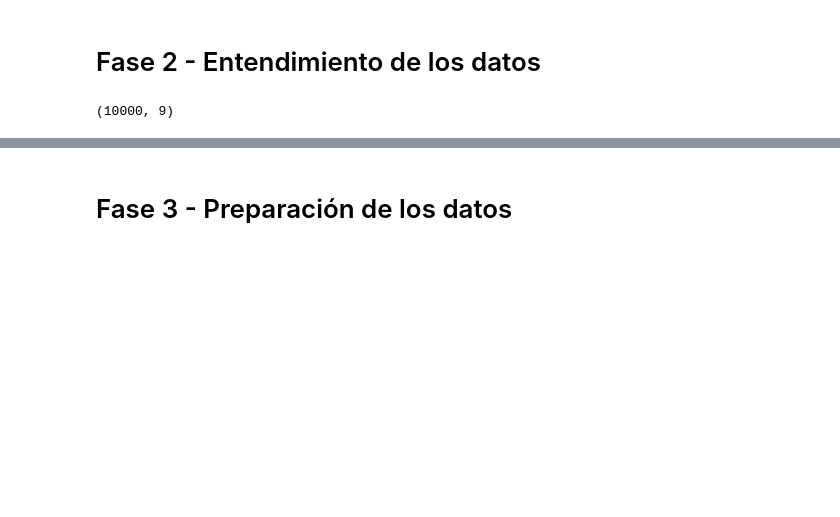
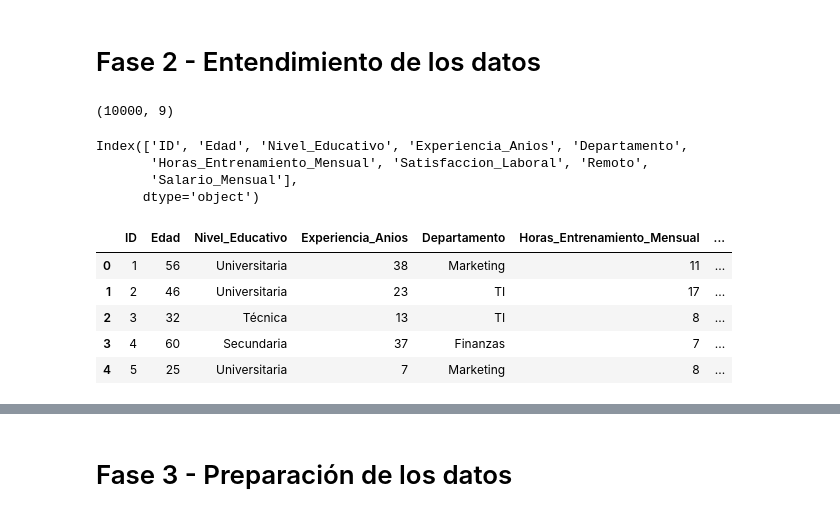
Before and after one commit to kotonitro/Inteligencia_Artificial_UBB, a Jupyter notebook: Certamen_2/620454_Base_E2_Regresion.ipynb, the cells around one changed output, grey strips where cells are left out. Cells and saved outputs as stored; diff of their text form; code cells hidden in the pictures; blank space fills up the shorter version.

```diff
--- a/Certamen_2/620454_Base_E2_Regresion.ipynb
+++ b/Certamen_2/620454_Base_E2_Regresion.ipynb
@@ -112,3 +112,21 @@ Esta pregunta debe encontrar la respuesta en la fase 2 de entendimiento de los d
 data.shape
 # %% [output]
 (10000, 9)
+# %%
+# Nombre de las columnas
+data.columns
+# %% [output]
+Index(['ID', 'Edad', 'Nivel_Educativo', 'Experiencia_Anios', 'Departamento',
+       'Horas_Entrenamiento_Mensual', 'Satisfaccion_Laboral', 'Remoto',
+       'Salario_Mensual'],
+      dtype='object')
+# %%
+# Obtiene las primeras 5 observaciones
+data.head()
+# %% [output]
+|  | ID | Edad | Nivel_Educativo | Experiencia_Anios | Departamento | Horas_Entrenamiento_Mensual | ... |
+| 0 | 1 | 56 | Universitaria | 38 | Marketing | 11 | ... |
+| 1 | 2 | 46 | Universitaria | 23 | TI | 17 | ... |
+| 2 | 3 | 32 | Técnica | 13 | TI | 8 | ... |
+| 3 | 4 | 60 | Secundaria | 37 | Finanzas | 7 | ... |
+| 4 | 5 | 25 | Universitaria | 7 | Marketing | 8 | ... |
```
Also changed, not shown: parts of 3 cells of this notebook.
